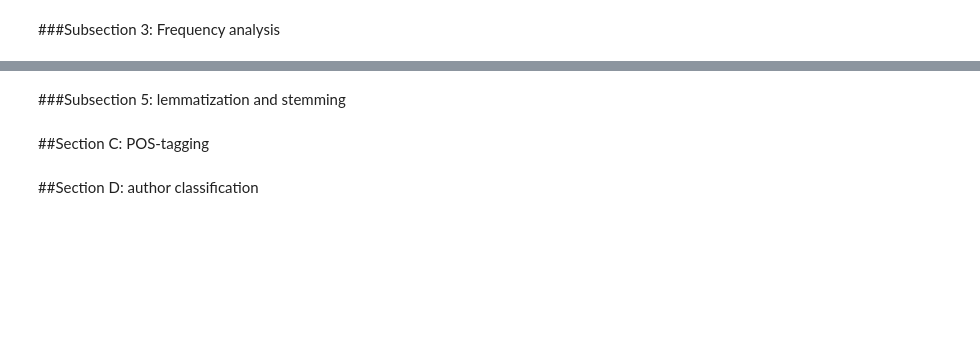
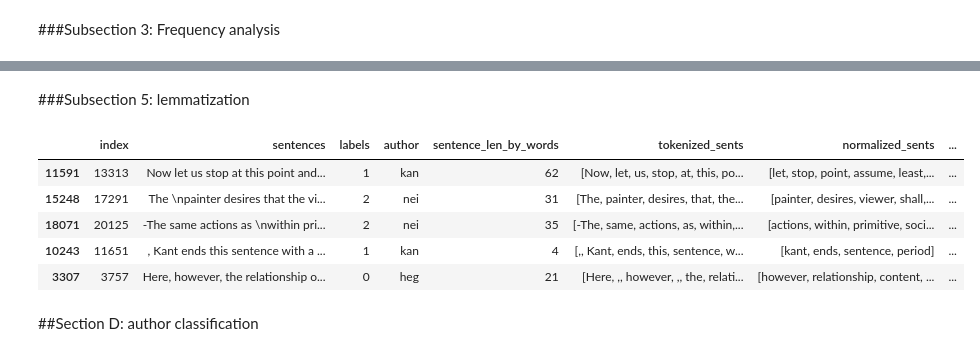
Before and after one commit to AAhmadS/Philosophical-Text-Classification, a Jupyter notebook: NLP_HW1.ipynb, the cells around one changed output, grey strips where cells are left out. Cells and saved outputs as stored; diff of their text form; code cells hidden in the pictures; blank space fills up the shorter version.

```diff
--- a/NLP_HW1.ipynb
+++ b/NLP_HW1.ipynb
@@ -159,8 +159,6 @@ class distributions:
 
     min_max_len = data[col_end].min(), data[col_end].max()
     print(f'Min: {min_max_len[0]} \tMax: {min_max_len[1]}')
-
-    return
 
   def word_freq(data, col_end = "sentence_len_by_words"):
 
@@ -179,8 +177,6 @@ class distributions:
 
       fig.show()
 
-      return
-
   def data_gl_than(data, less_than=25.0, greater_than=3.0, col='sentence_len_by_words'):
       data_length = data[col].values
 
@@ -190,8 +186,6 @@ class distributions:
 
       print(f'sentences with word length of greater than {greater_than} and less than {less_than} includes {data_glt_rate:.2f}% of the whole!')
 
-      return
-
   def full_df_run(data, col_begin = 'sentences', minmax = True, freq = True, gl = True):
     if minmax :
       distributions.minmax(data)
@@ -199,7 +193,6 @@ class distributions:
       distributions.word_freq(data)
     if gl:
       distributions.data_gl_than(data)
-
 
   def word_and_freq(data, col = "tokenized_sents"):
     tokenized_sent = data[col].values
@@ -214,7 +207,26 @@ class distributions:
         percent=(topword[1]/total_len)*100
         print ('%-16s' % topword[0], '%-16s' % topword[1],'%-16s' %  percent)
 
-    return
+  def author_count(data, col_auth):
+    fig = go.Figure()
+
+    groupby_rate = data.groupby(col_auth)[col_auth].count()
+
+    fig.add_trace(go.Bar(
+        x=list(sorted(groupby_rate.index)),
+        y=groupby_rate.tolist(),
+        text=groupby_rate.tolist(),
+        textposition='auto'
+    ))
+
+    fig.update_layout(
+        title_text='Distribution of authors within sentences',
+        xaxis_title_text='author',
+        yaxis_title_text='Frequency',
+        bargap=0.2,
+        bargroupgap=0.2)
+
+    fig.show()
 # %%
 distributions.full_df_run(data)
 # %% [output]
@@ -372,6 +406,22 @@ sentences with word length of greater than 3.0 and less than 25.0 includes 71.64
 # %% [markdown]
-###Subsection 5: lemmatization and stemming
+###Subsection 5: lemmatization
-# %% [markdown]
-##Section C: POS-tagging
+# %%
+lemmatizer = WordNetLemmatizer()
+lem_sents = []
+for nsent in data["normalized_sents"]:
+  tokens = []
+  for token in nsent:
+    tokens.append(lemmatizer.lemmatize(token))
+  lem_sents.append(tokens)
+data["lemmatized"] = lem_sents
+# %%
+data.sample(5)
+# %% [output]
+|  | index | sentences | labels | author | sentence_len_by_words | tokenized_sents | normalized_sents | ... |
+| 11591 | 13313 | Now let us stop at this point and... | 1 | kan | 62 | [Now, let, us, stop, at, this, po... | [let, stop, point, assume, least,... | ... |
+| 15248 | 17291 | The \npainter desires that the vi... | 2 | nei | 31 | [The, painter, desires, that, the... | [painter, desires, viewer, shall,... | ... |
+| 18071 | 20125 | -The same actions as \nwithin pri... | 2 | nei | 35 | [-The, same, actions, as, within,... | [actions, within, primitive, soci... | ... |
+| 10243 | 11651 | , Kant ends this sentence with a ... | 1 | kan | 4 | [,, Kant, ends, this, sentence, w... | [kant, ends, sentence, period] | ... |
+| 3307 | 3757 | Here, however, the relationship o... | 0 | heg | 21 | [Here, ,, however, ,, the, relati... | [however, relationship, content, ... | ... |
 # %% [markdown]
 ##Section D: author classification
```
Also changed, not shown: parts of 29 cells of this notebook.
